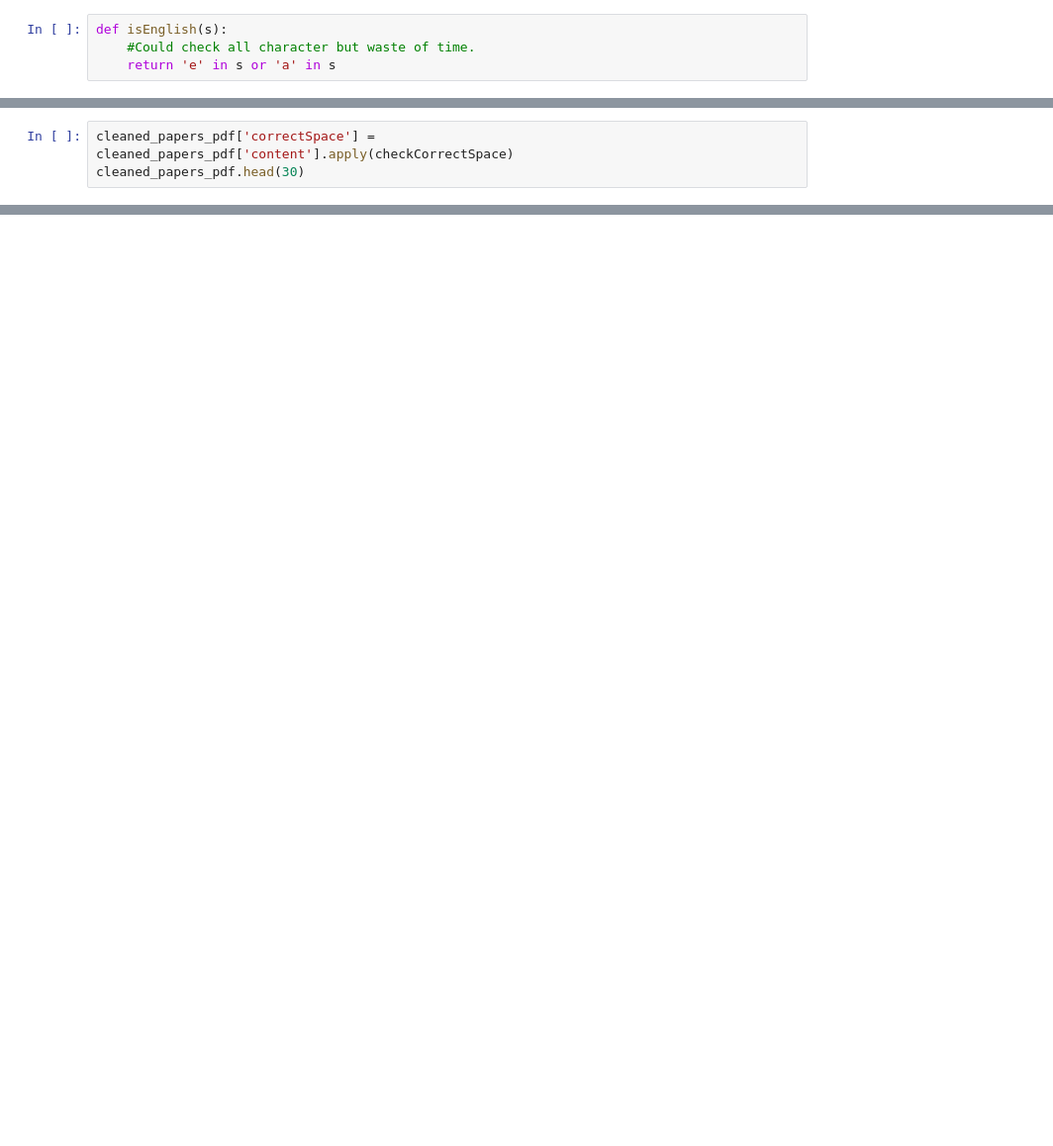
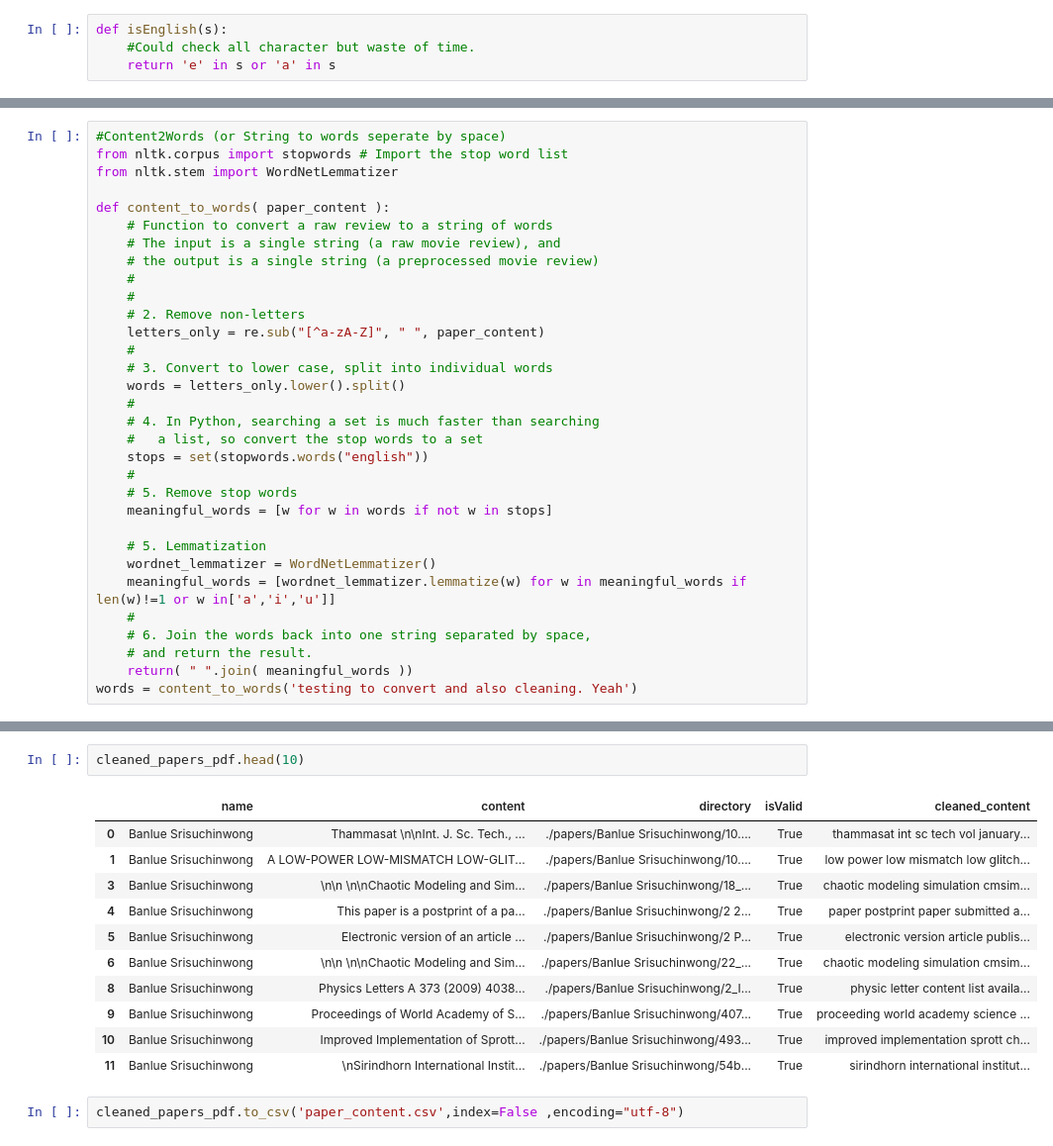
Before and after one commit to Teerapat12/NLPLab, a Jupyter notebook: PdfPaper Analytics.ipynb, the cells around one changed output, grey strips where cells are left out. Shown: that part at 99% size. Drawn from its saved outputs; the diff is of its cells as text; blank space fills up the shorter version.

```diff
--- a/PdfPaper Analytics.ipynb
+++ b/PdfPaper Analytics.ipynb
@@ -85,3 +151,0 @@ def checkCorrectSpace(s):
-# %%
-cleaned_papers_pdf['correctSpace'] = cleaned_papers_pdf['content'].apply(checkCorrectSpace)
-cleaned_papers_pdf.head(30)
@@ -213,0 +152,32 @@ ImportError: No module named 'pdfminer.pdfdocument'
+# %%
+#Content2Words (or String to words seperate by space)
+from nltk.corpus import stopwords # Import the stop word list
+from nltk.stem import WordNetLemmatizer
+
+def content_to_words( paper_content ):
+    # Function to convert a raw review to a string of words
+    # The input is a single string (a raw movie review), and
+    # the output is a single string (a preprocessed movie review)
+    #
+    #
+    # 2. Remove non-letters
+    letters_only = re.sub("[^a-zA-Z]", " ", paper_content)
+    #
+    # 3. Convert to lower case, split into individual words
+    words = letters_only.lower().split()
+    #
+    # 4. In Python, searching a set is much faster than searching
+    #   a list, so convert the stop words to a set
+    stops = set(stopwords.words("english"))
+    #
+    # 5. Remove stop words
+    meaningful_words = [w for w in words if not w in stops]
+
+    # 5. Lemmatization
+    wordnet_lemmatizer = WordNetLemmatizer()
+    meaningful_words = [wordnet_lemmatizer.lemmatize(w) for w in meaningful_words if len(w)!=1 or w in['a','i','u']]
+    #
+    # 6. Join the words back into one string separated by space,
+    # and return the result.
+    return( " ".join( meaningful_words ))
+words = content_to_words('testing to convert and also cleaning. Yeah')
@@ -213,0 +197,16 @@ ImportError: No module named 'pdfminer.pdfdocument'
+# %%
+cleaned_papers_pdf.head(10)
+# %% [output]
+|  | name | content | directory | isValid | cleaned_content |
+| 0 | Banlue Srisuchinwong | Thammasat \n\nInt. J. Sc. Tech., ... | ./papers/Banlue Srisuchinwong/10.... | True | thammasat int sc tech vol january... |
+| 1 | Banlue Srisuchinwong | A LOW-POWER LOW-MISMATCH LOW-GLIT... | ./papers/Banlue Srisuchinwong/10.... | True | low power low mismatch low glitch... |
+| 3 | Banlue Srisuchinwong | \n\n \n\nChaotic Modeling and Sim... | ./papers/Banlue Srisuchinwong/18_... | True | chaotic modeling simulation cmsim... |
+| 4 | Banlue Srisuchinwong | This paper is a postprint of a pa... | ./papers/Banlue Srisuchinwong/2 2... | True | paper postprint paper submitted a... |
+| 5 | Banlue Srisuchinwong | Electronic version of an article ... | ./papers/Banlue Srisuchinwong/2 P... | True | electronic version article publis... |
+| 6 | Banlue Srisuchinwong | \n\n \n\nChaotic Modeling and Sim... | ./papers/Banlue Srisuchinwong/22_... | True | chaotic modeling simulation cmsim... |
+| 8 | Banlue Srisuchinwong | Physics Letters A 373 (2009) 4038... | ./papers/Banlue Srisuchinwong/2_I... | True | physic letter content list availa... |
+| 9 | Banlue Srisuchinwong | Proceedings of World Academy of S... | ./papers/Banlue Srisuchinwong/407... | True | proceeding world academy science ... |
+| 10 | Banlue Srisuchinwong | Improved Implementation of Sprott... | ./papers/Banlue Srisuchinwong/493... | True | improved implementation sprott ch... |
+| 11 | Banlue Srisuchinwong | \nSirindhorn International Instit... | ./papers/Banlue Srisuchinwong/54b... | True | sirindhorn international institut... |
+# %%
+cleaned_papers_pdf.to_csv('paper_content.csv',index=False ,encoding="utf-8")
```
Also changed, not shown: parts of 36 cells of this notebook.
